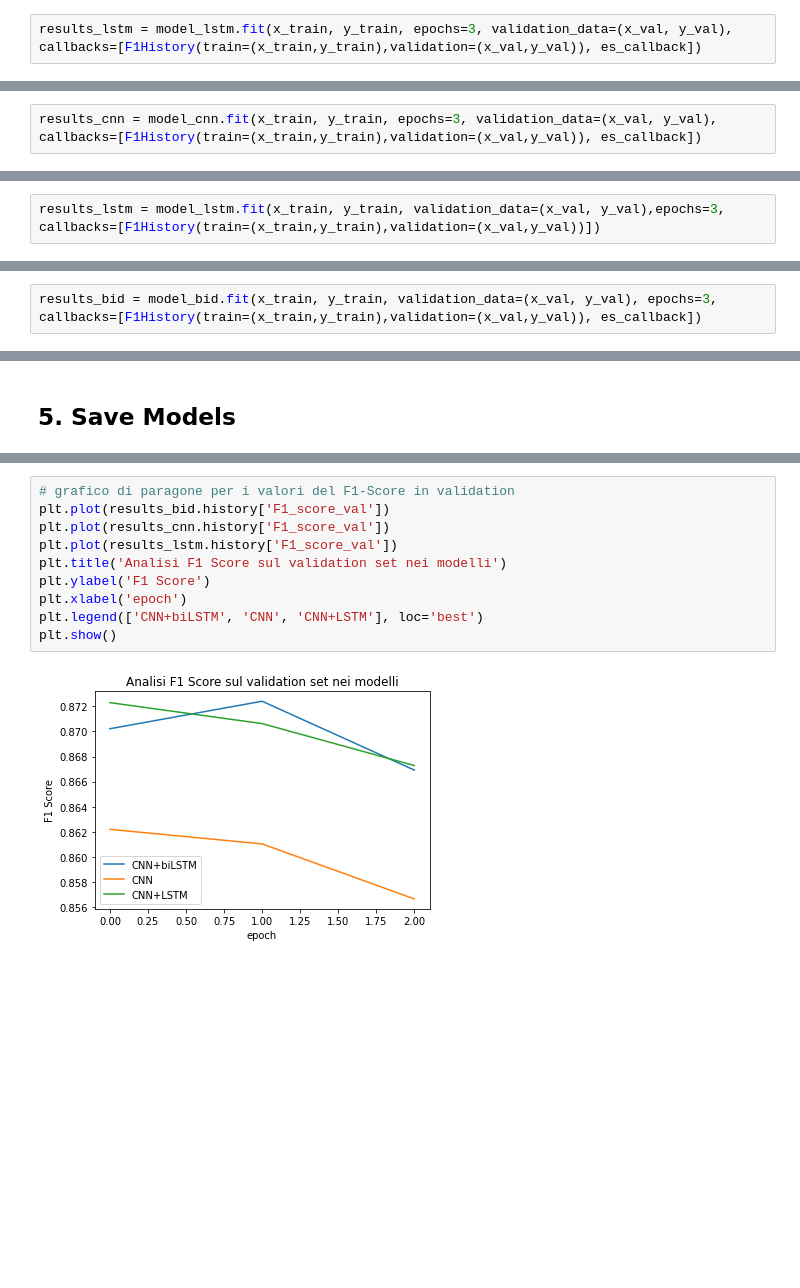
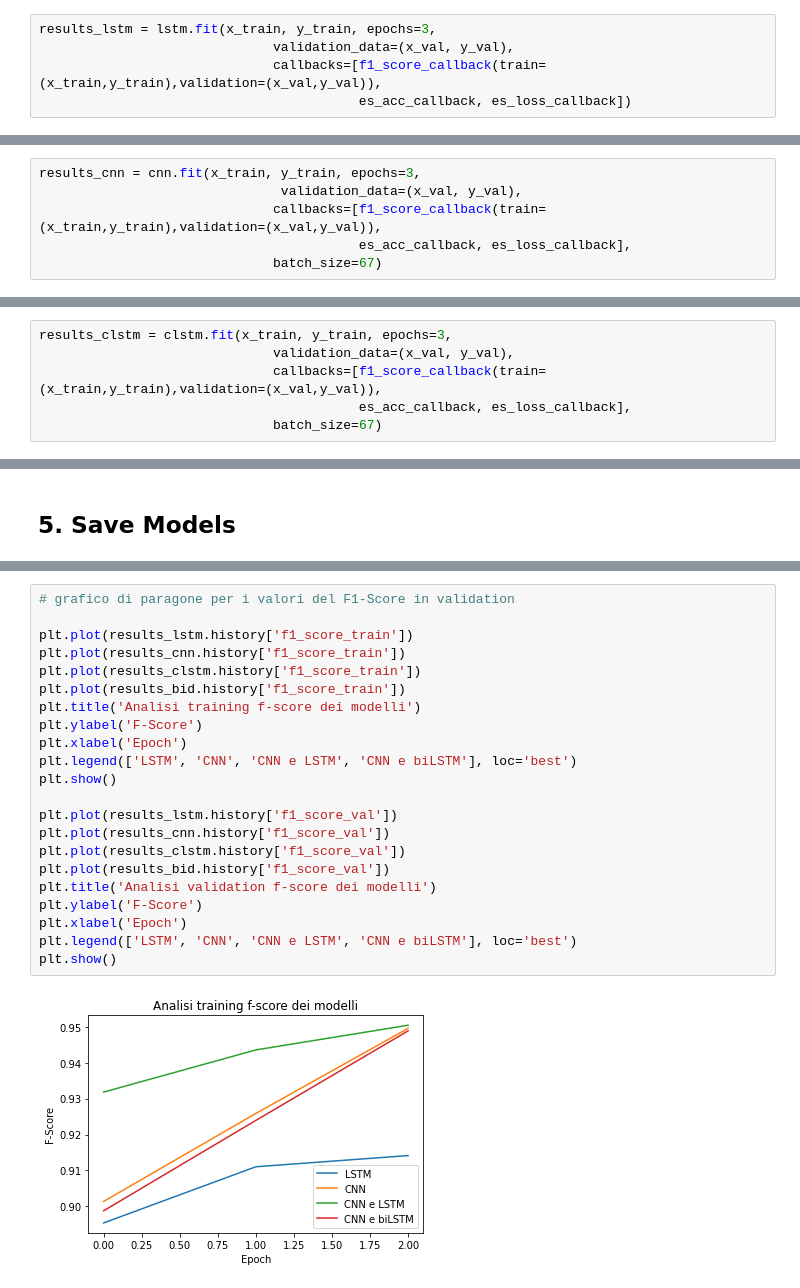
Before and after one commit to kode-git/sentiment-analysis-yelp, a Jupyter notebook: yelp_review_classification_nlp.ipynb, the cells around one changed output, grey strips where cells are left out. Cells and saved outputs as stored; diff of their text form; blank space fills up the shorter version.

```diff
--- a/yelp_review_classification_nlp.ipynb
+++ b/yelp_review_classification_nlp.ipynb
@@ -552,6 +603,9 @@ Trainable params: 878,273
 Non-trainable params: 0
 _________________________________________________________________
 # %%
-results_lstm = model_lstm.fit(x_train, y_train, epochs=3, validation_data=(x_val, y_val), callbacks=[F1History(train=(x_train,y_train),validation=(x_val,y_val)), es_callback])
+results_lstm = lstm.fit(x_train, y_train, epochs=3,
+                              validation_data=(x_val, y_val),
+                              callbacks=[f1_score_callback(train=(x_train,y_train),validation=(x_val,y_val)),
+                                         es_acc_callback, es_loss_callback])
 # %% [output]
 Epoch 1/3
@@ -609,6 +664,10 @@ Trainable params: 1,062,465
 Non-trainable params: 0
 _________________________________________________________________
 # %%
-results_cnn = model_cnn.fit(x_train, y_train, epochs=3, validation_data=(x_val, y_val), callbacks=[F1History(train=(x_train,y_train),validation=(x_val,y_val)), es_callback])
+results_cnn = cnn.fit(x_train, y_train, epochs=3,
+                               validation_data=(x_val, y_val),
+                              callbacks=[f1_score_callback(train=(x_train,y_train),validation=(x_val,y_val)),
+                                         es_acc_callback, es_loss_callback],
+                              batch_size=67)
 # %% [output]
 Epoch 1/3
@@ -663,6 +724,10 @@ Trainable params: 894,721
 Non-trainable params: 0
 _________________________________________________________________
 # %%
-results_lstm = model_lstm.fit(x_train, y_train, validation_data=(x_val, y_val),epochs=3, callbacks=[F1History(train=(x_train,y_train),validation=(x_val,y_val))])
+results_clstm = clstm.fit(x_train, y_train, epochs=3,
+                              validation_data=(x_val, y_val),
+                              callbacks=[f1_score_callback(train=(x_train,y_train),validation=(x_val,y_val)),
+                                         es_acc_callback, es_loss_callback],
+                              batch_size=67)
 # %% [output]
 Epoch 1/3
@@ -714,4 +782,2 @@ Trainable params: 1,059,521
 Non-trainable params: 0
 _________________________________________________________________
-# %%
-results_bid = model_bid.fit(x_train, y_train, validation_data=(x_val, y_val), epochs=3, callbacks=[F1History(train=(x_train,y_train),validation=(x_val,y_val)), es_callback])
@@ -838,12 +931,24 @@ plt.show()
 # %%
 # grafico di paragone per i valori del F1-Score in validation
-plt.plot(results_bid.history['F1_score_val'])
-plt.plot(results_cnn.history['F1_score_val'])
-plt.plot(results_lstm.history['F1_score_val'])
-plt.title('Analisi F1 Score sul validation set nei modelli')
-plt.ylabel('F1 Score')
-plt.xlabel('epoch')
-plt.legend(['CNN+biLSTM', 'CNN', 'CNN+LSTM'], loc='best')
+
+plt.plot(results_lstm.history['f1_score_train'])
+plt.plot(results_cnn.history['f1_score_train'])
+plt.plot(results_clstm.history['f1_score_train'])
+plt.plot(results_bid.history['f1_score_train'])
+plt.title('Analisi training f-score dei modelli')
+plt.ylabel('F-Score')
+plt.xlabel('Epoch')
+plt.legend(['LSTM', 'CNN', 'CNN e LSTM', 'CNN e biLSTM'], loc='best')
 plt.show()
+
+plt.plot(results_lstm.history['f1_score_val'])
+plt.plot(results_cnn.history['f1_score_val'])
+plt.plot(results_clstm.history['f1_score_val'])
+plt.plot(results_bid.history['f1_score_val'])
+plt.title('Analisi validation f-score dei modelli')
+plt.ylabel('F-Score')
+plt.xlabel('Epoch')
+plt.legend(['LSTM', 'CNN', 'CNN e LSTM', 'CNN e biLSTM'], loc='best')
+plt.show()
 # %% [output]
-[figure, old version]
+[figure, new version]
```
Also changed, not shown: parts of 73 cells of this notebook, 11 other files.
